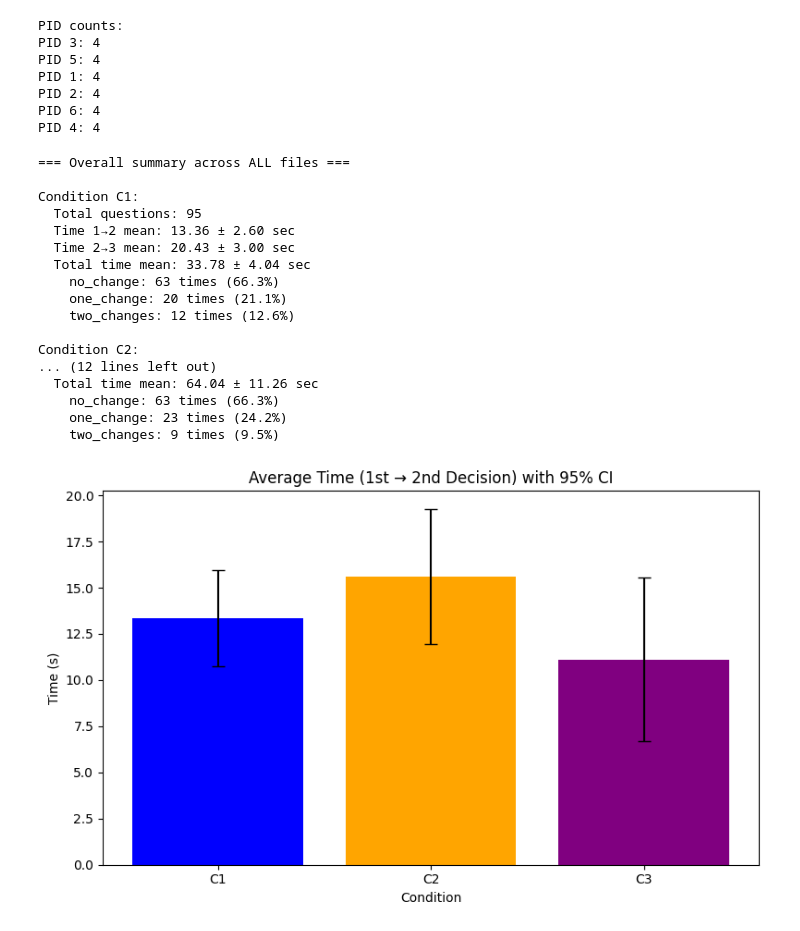
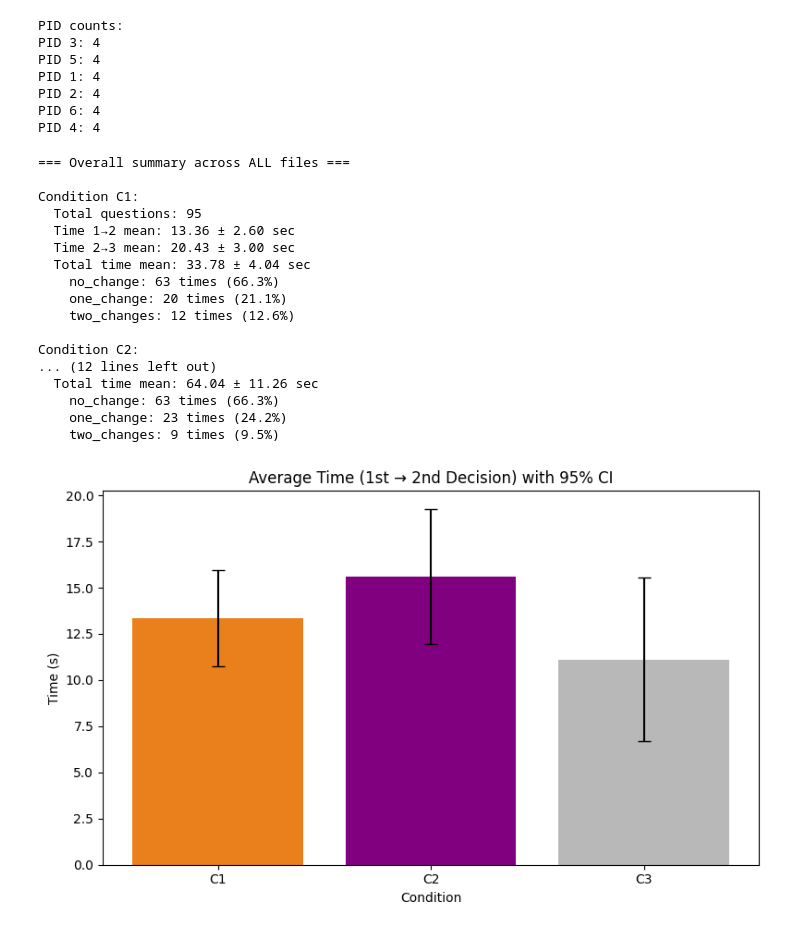
Before and after one commit to ondineg18/data_analysis, a Jupyter notebook: analysis.ipynb, the cells around one changed output. Drawn from its saved outputs; the diff is of its cells as text; code cells hidden in the pictures.

```diff
--- a/analysis.ipynb
+++ b/analysis.ipynb
@@ -140,9 +140,11 @@ PID 4: 4
 # %%
 # === Compute final averages and confidence intervals ===
 
+import matplotlib.pyplot as plt
 summary = {}
 
 print("\n=== Overall summary across ALL files ===")
+# all_times_by_condition = {}
 for cond in sorted(all_times_by_condition.keys()):
     times_total = all_times_by_condition[cond]
     times_1_2 = all_time1_2_by_condition[cond]
@@ -193,32 +195,49 @@ def plot_bar_chart(metric, title, ylabel):
     errors = [summary[cond][f"{metric}_ci"] for cond in conditions]
 
     plt.figure(figsize=(8, 5))
-    plt.bar(conditions, means, yerr=errors, capsize=5, color=["#ea801c", "#1a80bb", "#b8b8b8"])
+    plt.bar(conditions, means, yerr=errors, capsize=5, color=["#ea801c", "purple", "#b8b8b8"])
     plt.xlabel("Condition")
     plt.ylabel(ylabel)
     plt.title(title)
     plt.tight_layout()
     plt.show()
 
 plot_bar_chart("time1_2", "Average Time (1st → 2nd Decision) with 95% CI", "Time (s)")
 plot_bar_chart("time2_3", "Average Time (2nd → 3rd Decision) with 95% CI", "Time (s)")
 plot_bar_chart("total_time", "Average Total Time (1st → 3rd Decision) with 95% CI", "Time (s)")
+
+def plot_bar_chart(metric, title, ylabel):
+    conditions = sorted(summary.keys())
+    means = [summary[cond][f"{metric}_mean"] for cond in conditions]
+    errors = [summary[cond][f"{metric}_ci"] for cond in conditions]
+
+    plt.figure(figsize=(8, 5))
+    plt.bar(conditions, means, yerr=errors, capsize=5, color=["#ea801c", "purple", "#b8b8b8"])
+    plt.xlabel("Condition")
+    plt.ylabel(ylabel)
+    plt.title(title)
+    plt.tight_layout()
+    plt.show()
+
+plot_bar_chart("time1_2", "Average Time (1st → 2nd Decision) with 95% CI", "Time (s)")
+plot_bar_chart("time2_3", "Average Time (2nd → 3rd Decision) with 95% CI", "Time (s)")
+plot_bar_chart("total_time", "Average Total Time (1st → 3rd Decision) with 95% CI", "Time (s)")
 # %% [output]
 === Overall summary across ALL files ===
 
 Condition C1:
   Total questions: 95
   Time 1→2 mean: 13.36 ± 2.60 sec
   Time 2→3 mean: 20.43 ± 3.00 sec
   Total time mean: 33.78 ± 4.04 sec
     no_change: 63 times (66.3%)
     one_change: 20 times (21.1%)
     two_changes: 12 times (12.6%)
 
 Condition C2:
 ... (12 lines left out)
   Total time mean: 64.04 ± 11.26 sec
     no_change: 63 times (66.3%)
     one_change: 23 times (24.2%)
     two_changes: 9 times (9.5%)
-[figure, old version]
+[figure, new version]
```
Also changed, not shown: parts of 1 cell of this notebook, 5 other files.
